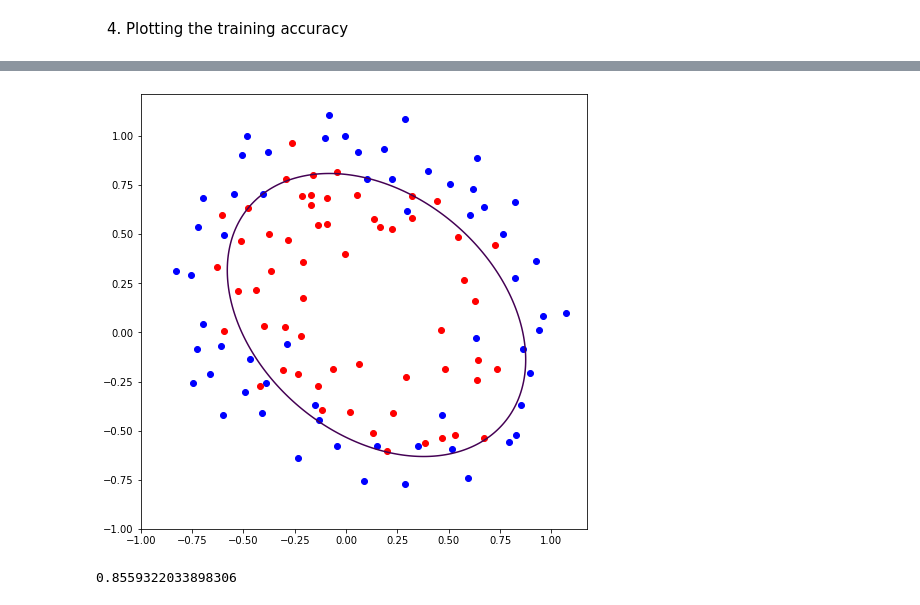
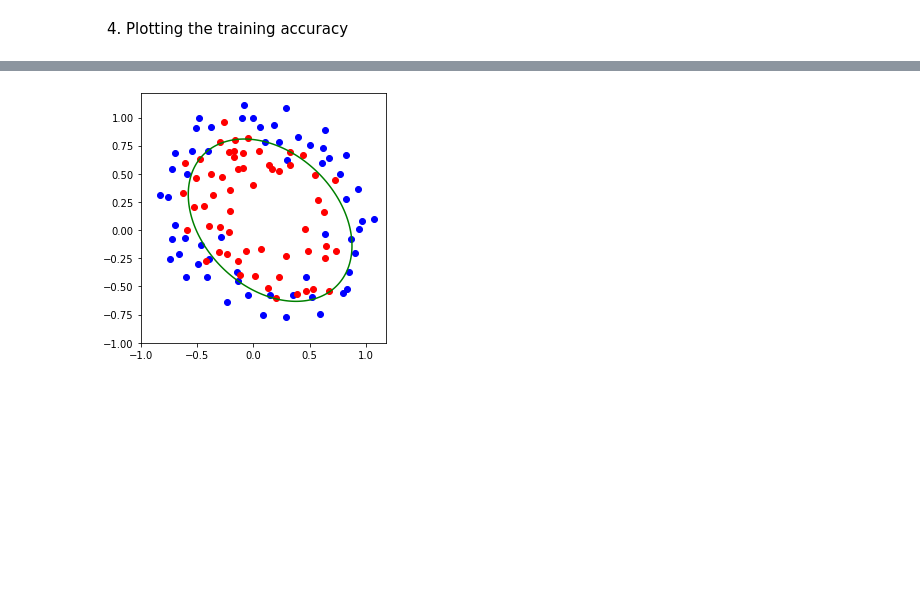
Before and after one commit to sonhs99/MachineLearning, a Jupyter notebook: Assignment06/Assignment06.ipynb, the cells around one changed output, grey strips where cells are left out. Cells and saved outputs as stored; diff of their text form; code cells hidden in the pictures; blank space fills up the shorter version.

```diff
--- a/Assignment06/Assignment06.ipynb
+++ b/Assignment06/Assignment06.ipynb
@@ -100,14 +106,11 @@ plt.show()
 # %%
 p_x, p_y = np.meshgrid(np.linspace(-1.0, 1.0, 400), np.linspace(-1.0, 1.0, 400))
 p_z = sigmoid(generate(p_x, p_y).transpose()@theta[-1])
-plt.figure(figsize=(8, 8))
-plt.contour(p_x, p_y, p_z, levels = [0.5])
+plt.contour(p_x, p_y, p_z, levels = [0.5], colors='g')
 plt.scatter(pointX0, pointY0, c='b')
 plt.scatter(pointX1, pointY1, c='r')
+plt.tight_layout()
+plt.gca().set_aspect('equal', adjustable='box')
 plt.show()
 # %% [output]
-[figure, old version]
+[figure, new version]
-# %%
-print(accuracy(n_data, theta[-1], label))
-# %% [output]
-0.8559322033898306
```
Also changed, not shown: parts of 8 cells of this notebook.
